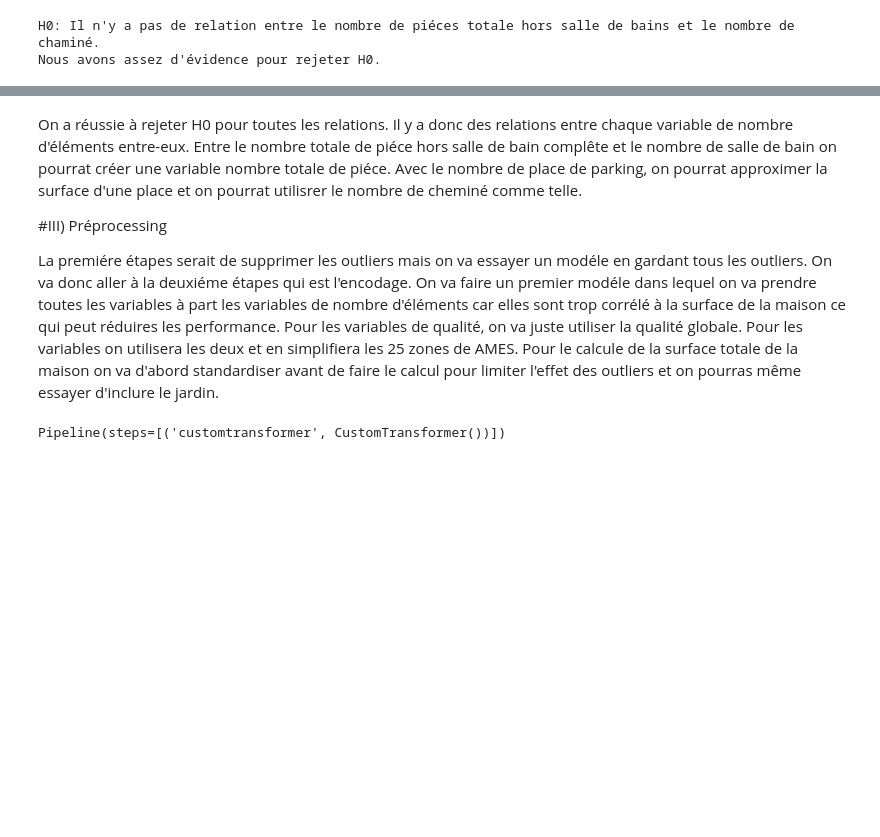
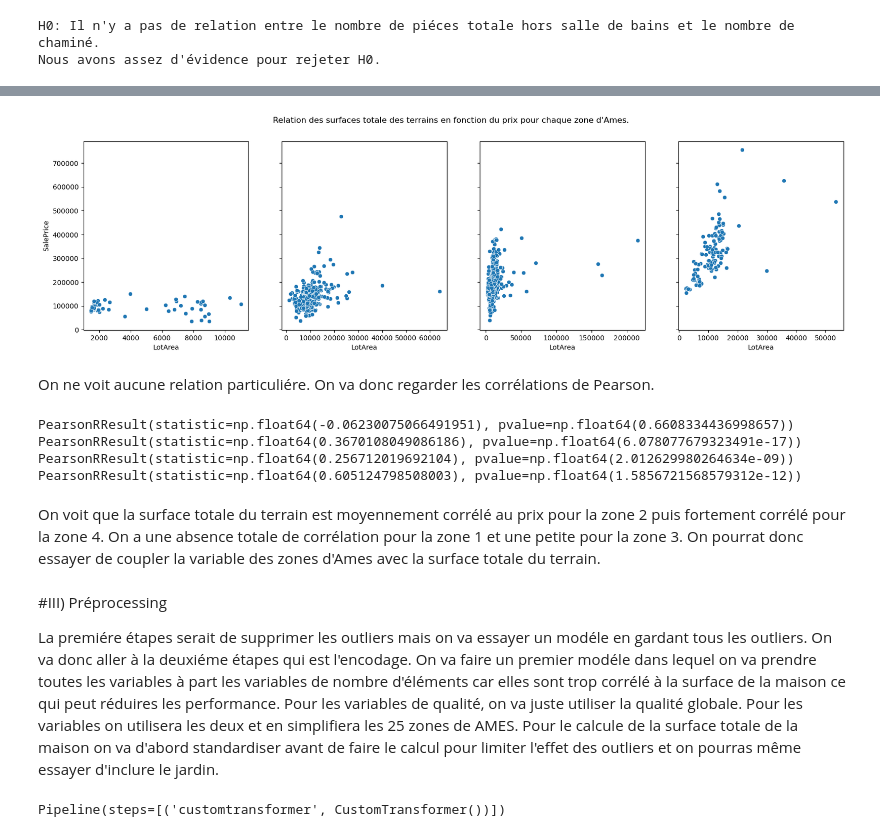
Before and after one commit to fmazur57u/Prediction_prix_immobilier, a Jupyter notebook: projet_prix_immobilier.ipynb, the cells around one changed output, grey strips where cells are left out. Drawn from its saved outputs; the diff is of its cells as text; code cells hidden in the pictures; blank space fills up the shorter version.

Commit message:
Amélioration analyse

```diff
--- a/projet_prix_immobilier.ipynb
+++ b/projet_prix_immobilier.ipynb
@@ -1139,6 +1145,29 @@ Nous avons assez d'évidence pour rejeter H0.
+# %%
+fig, ax = plt.subplots(1, 4, sharey=True)
+fig.set_size_inches(20, 5)
+plt.suptitle("Relation des surfaces totale des terrains en fonction du prix pour chaque zone d'Ames.")
+sns.scatterplot(data=analyse_set.query("`Zone_Ames` == 'Zone 1'"), x="LotArea", y="SalePrice", ax = ax[0])
+sns.scatterplot(data=analyse_set.query("`Zone_Ames` == 'Zone 2'"), x="LotArea", y="SalePrice", ax = ax[1])
+sns.scatterplot(data=analyse_set.query("`Zone_Ames` == 'Zone 3'"), x="LotArea", y="SalePrice", ax = ax[2])
+sns.scatterplot(data=analyse_set.query("`Zone_Ames` == 'Zone 4'"), x="LotArea", y="SalePrice", ax = ax[3])
+plt.show()
+# %% [output]
+[figure, added]
+# %% [markdown]
+On ne voit aucune relation particuliére. On va donc regarder les corrélations de Pearson.
+# %%
+print(pearsonr(analyse_set.query("`Zone_Ames` == 'Zone 1'")["LotArea"], analyse_set.query("`Zone_Ames` == 'Zone 1'")["SalePrice"]))
+print(pearsonr(analyse_set.query("`Zone_Ames` == 'Zone 2'")["LotArea"], analyse_set.query("`Zone_Ames` == 'Zone 2'")["SalePrice"]))
+print(pearsonr(analyse_set.query("`Zone_Ames` == 'Zone 3'")["LotArea"], analyse_set.query("`Zone_Ames` == 'Zone 3'")["SalePrice"]))
+print(pearsonr(analyse_set.query("`Zone_Ames` == 'Zone 4'")["LotArea"], analyse_set.query("`Zone_Ames` == 'Zone 4'")["SalePrice"]))
+# %% [output]
+PearsonRResult(statistic=np.float64(-0.06230075066491951), pvalue=np.float64(0.6608334436998657))
+PearsonRResult(statistic=np.float64(0.3670108049086186), pvalue=np.float64(6.078077679323491e-17))
+PearsonRResult(statistic=np.float64(0.256712019692104), pvalue=np.float64(2.012629980264634e-09))
+PearsonRResult(statistic=np.float64(0.605124798508003), pvalue=np.float64(1.5856721568579312e-12))
+# %% [markdown]
+On voit que la surface totale du terrain est moyennement corrélé au prix pour la zone 2 puis fortement corrélé pour la zone 4. On a une absence totale de corrélation pour la zone 1 et une petite pour la zone 3. On pourrat donc essayer de coupler la variable des zones d'Ames avec la surface totale du terrain.
 # %% [markdown]
-On a réussie à rejeter H0 pour toutes les relations. Il y a donc des relations entre chaque variable de nombre d'éléments entre-eux. Entre le nombre totale de piéce hors salle de bain complête et le nombre de salle de bain on pourrat créer une variable nombre totale de piéce. Avec le nombre de place de parking, on pourrat approximer la surface d'une place et on pourrat utilisrer le nombre de cheminé comme telle.
-
 #III) Préprocessing
 
 La premiére étapes serait de supprimer les outliers mais on va essayer un modéle en gardant tous les outliers. On va donc aller à la deuxiéme étapes qui est l'encodage. On va faire un premier modéle dans lequel on va prendre toutes les variables à part les variables de nombre d'éléments car elles sont trop corrélé à la surface de la maison ce qui peut réduires les performance. Pour les variables de qualité, on va juste utiliser la qualité globale. Pour les variables on utilisera les deux et en simplifiera les 25 zones de AMES. Pour le calcule de la surface totale de la maison on va d'abord standardiser avant de faire le calcul pour limiter l'effet des outliers et on pourras même essayer d'inclure le jardin.
```
Also changed, not shown: parts of 11 cells of this notebook.
